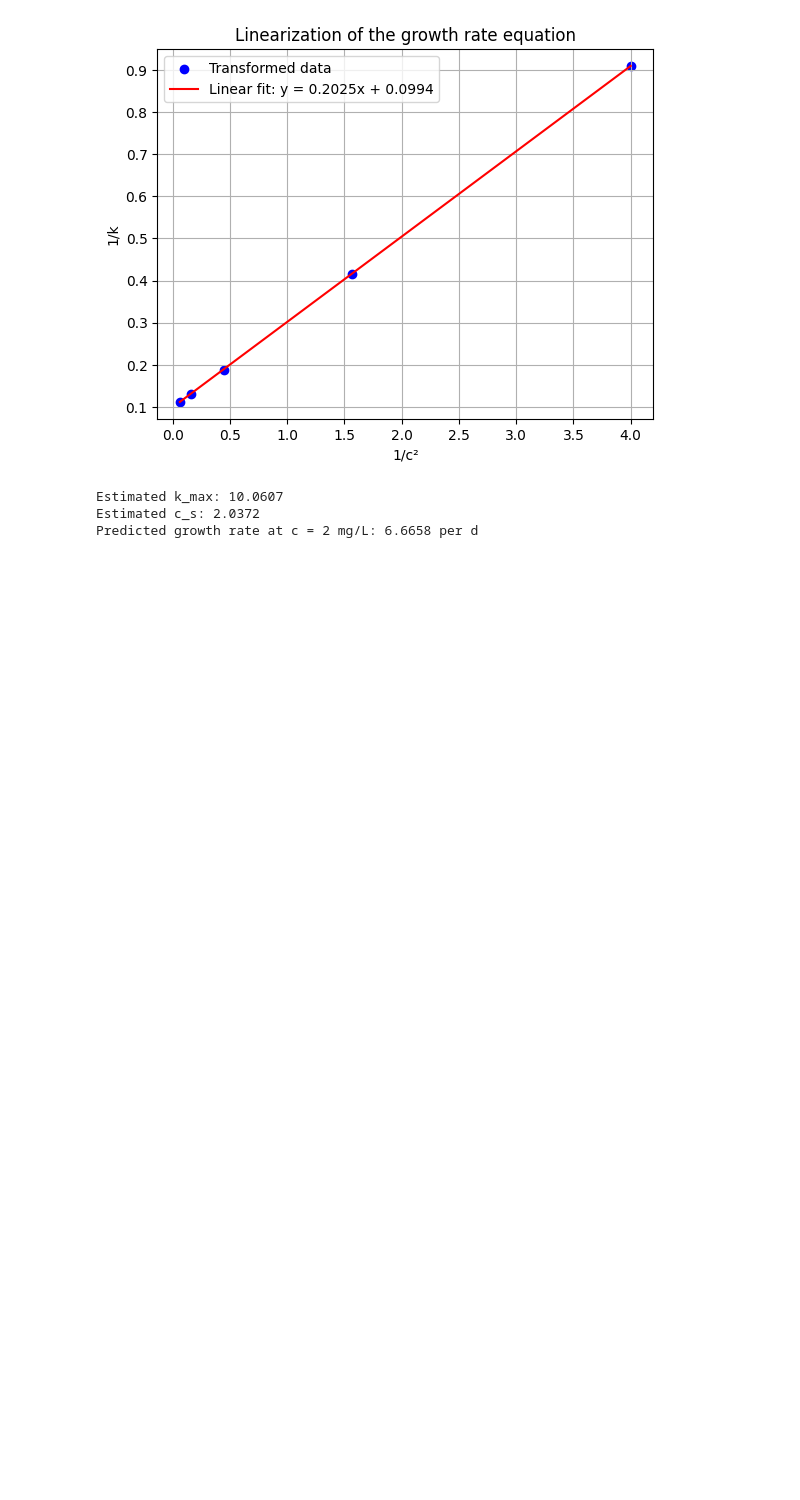
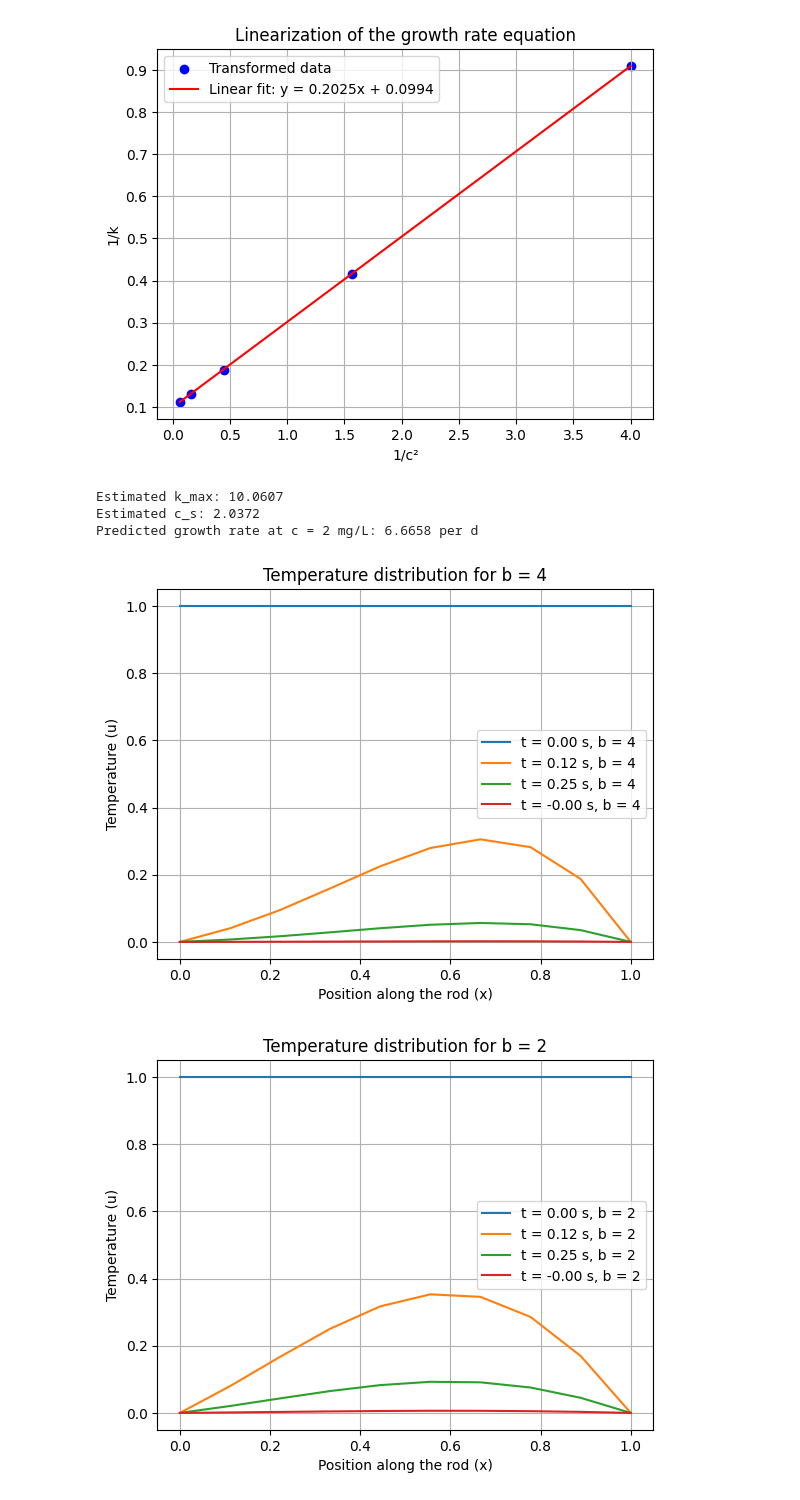
Before and after one commit to HRJ369/CL249--Computational-Lab, a Jupyter notebook: Assignment11.ipynb, the cells around one changed output. Cells and saved outputs as stored; diff of their text form; code cells hidden in the pictures; blank space fills up the shorter version.

```diff
--- a/Assignment11.ipynb
+++ b/Assignment11.ipynb
@@ -120,3 +43,80 @@ print(f"Predicted growth rate at c = 2 mg/L: {k_predict:.4f} per d")
 Estimated k_max: 10.0607
 Estimated c_s: 2.0372
 Predicted growth rate at c = 2 mg/L: 6.6658 per d
+# %%
+import numpy as np
+import matplotlib.pyplot as plt
+
+# Parameters
+L = 1.0  # Length of the rod (non-dimensionalized)
+Nx = 10  # Number of spatial grid points
+dx = L / (Nx - 1)  # Spatial step size
+dt = 0.001  # Time step size
+T_total = 0.5  # Total simulation time
+Nt = int(T_total / dt)  # Number of time steps
+
+# Boundary and initial conditions
+u_left = 0  # u(0, t) = 0 (boundary condition at left)
+u_right = 0  # u(1, t) = 0 (boundary condition at right)
+u_initial = np.ones(Nx)  # u(x, 0) = 1 (initial condition across the rod)
+
+# Values of b to solve for
+b_values = [4, 2, 0, -2, -4]
+
+# Crank-Nicolson matrix setup
+alpha = 1.0  # Diffusivity parameter
+r = alpha * dt / dx**2  # Stability parameter
+
+# Ensure r is within a stable range
+if r >= 1:
+    print(f"Warning: r = {r} might still be too large. Consider reducing dt or increasing dx for stability.")
+
+# Initialize arrays
+x = np.linspace(0, L, Nx)
+u = np.zeros((Nx, Nt))  # Solution matrix u(x, t)
+u[:, 0] = u_initial  # Apply initial condition u(x, 0) = 1
+
+# Boundary conditions
+u[0, :] = u_left  # u(0, t) = 0 (left boundary)
+u[-1, :] = u_right  # u(1, t) = 0 (right boundary)
+
+# Time-stepping loop for different values of b
+for b in b_values:
+    # Reset initial condition for each b value
+    u[:, 0] = u_initial
+
+    # Crank-Nicolson matrix setup
+    A = np.zeros((Nx - 2, Nx - 2))  # Tridiagonal matrix for Crank-Nicolson
+    for i in range(Nx - 2):
+        A[i, i] = 1 + r  # Diagonal elements
+        if i > 0:
+            A[i, i - 1] = -r / 2  # Lower diagonal
+        if i < Nx - 3:
+            A[i, i + 1] = -r / 2  # Upper diagonal
+
+    # Time loop
+    for n in range(0, Nt - 1):
+        B = np.zeros(Nx - 2)
+        for i in range(1, Nx - 1):
+            B[i - 1] = (r / 2) * u[i - 1, n] + (1 - r) * u[i, n] + (r / 2) * u[i + 1, n] - b * dt * (u[i + 1, n] - u[i - 1, n]) / (2 * dx)
+
+        # Apply boundary conditions in the right-hand side vector
+        B[0] += (r / 2) * u_left
+        B[-1] += (r / 2) * u_right
+
+        # Solve the system of equations
+        u[1:-1, n + 1] = np.linalg.solve(A, B)
+
+    # Plot the results for this value of b
+    for t_index in [0, Nt // 4, Nt // 2, -1]:
+        plt.plot(x, u[:, t_index], label=f't = {t_index * dt:.2f} s, b = {b}')
+
+    plt.xlabel('Position along the rod (x)')
+    plt.ylabel('Temperature (u)')
+    plt.title(f'Temperature distribution for b = {b}')
+    plt.legend()
+    plt.grid(True)
+    plt.show()
+# %% [output]
+[figure, added]
+[figure, added]
```
Also changed, not shown: parts of 3 cells of this notebook.
